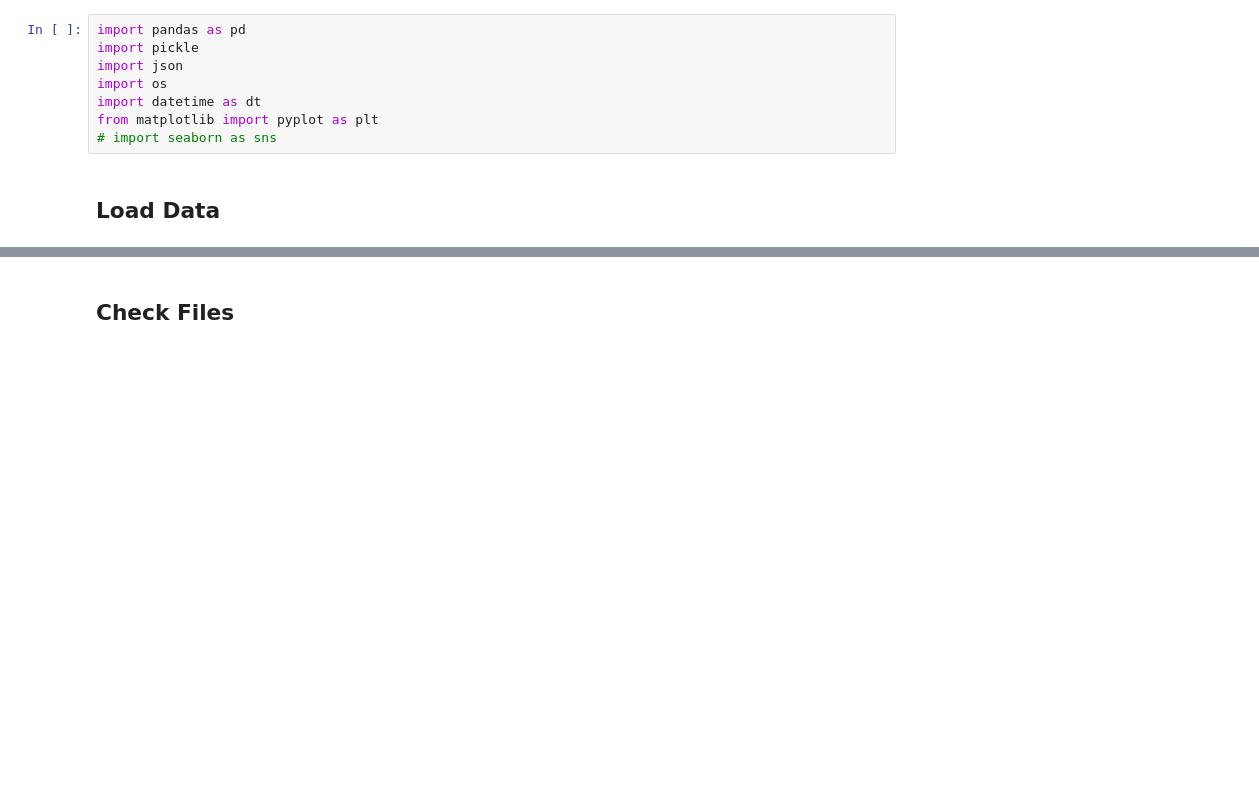
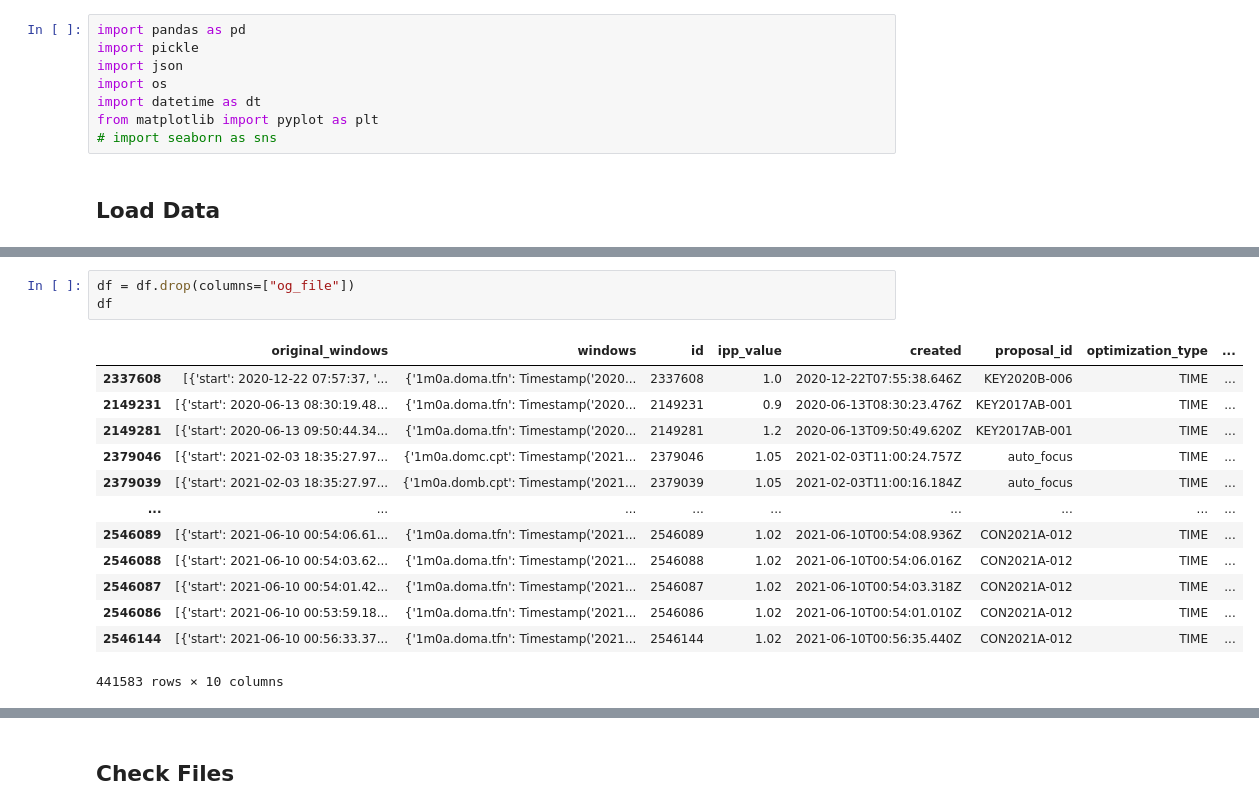
Before and after one commit to elliott-fogg/custom_scheduler, a Jupyter notebook: __ANALYSIS_all_data.ipynb, the cells around one changed output, grey strips where cells are left out. Saved outputs shown, nothing was run; the diff lists cells and outputs as text; blank space fills up the shorter version.

```diff
--- a/__ANALYSIS_all_data.ipynb
+++ b/__ANALYSIS_all_data.ipynb
@@ -31,0 +46,17 @@ df
+# %%
+df = df.drop(columns=["og_file"])
+df
+# %% [output]
+|  | original_windows | windows | id | ipp_value | created | proposal_id | optimization_type | ... |
+| 2337608 | [{'start': 2020-12-22 07:57:37, '... | {'1m0a.doma.tfn': Timestamp('2020... | 2337608 | 1.0 | 2020-12-22T07:55:38.646Z | KEY2020B-006 | TIME | ... |
+| 2149231 | [{'start': 2020-06-13 08:30:19.48... | {'1m0a.doma.tfn': Timestamp('2020... | 2149231 | 0.9 | 2020-06-13T08:30:23.476Z | KEY2017AB-001 | TIME | ... |
+| 2149281 | [{'start': 2020-06-13 09:50:44.34... | {'1m0a.doma.tfn': Timestamp('2020... | 2149281 | 1.2 | 2020-06-13T09:50:49.620Z | KEY2017AB-001 | TIME | ... |
+| 2379046 | [{'start': 2021-02-03 18:35:27.97... | {'1m0a.domc.cpt': Timestamp('2021... | 2379046 | 1.05 | 2021-02-03T11:00:24.757Z | auto_focus | TIME | ... |
+| 2379039 | [{'start': 2021-02-03 18:35:27.97... | {'1m0a.domb.cpt': Timestamp('2021... | 2379039 | 1.05 | 2021-02-03T11:00:16.184Z | auto_focus | TIME | ... |
+| ... | ... | ... | ... | ... | ... | ... | ... | ... |
+| 2546089 | [{'start': 2021-06-10 00:54:06.61... | {'1m0a.doma.tfn': Timestamp('2021... | 2546089 | 1.02 | 2021-06-10T00:54:08.936Z | CON2021A-012 | TIME | ... |
+| 2546088 | [{'start': 2021-06-10 00:54:03.62... | {'1m0a.doma.tfn': Timestamp('2021... | 2546088 | 1.02 | 2021-06-10T00:54:06.016Z | CON2021A-012 | TIME | ... |
+| 2546087 | [{'start': 2021-06-10 00:54:01.42... | {'1m0a.doma.tfn': Timestamp('2021... | 2546087 | 1.02 | 2021-06-10T00:54:03.318Z | CON2021A-012 | TIME | ... |
+| 2546086 | [{'start': 2021-06-10 00:53:59.18... | {'1m0a.doma.tfn': Timestamp('2021... | 2546086 | 1.02 | 2021-06-10T00:54:01.010Z | CON2021A-012 | TIME | ... |
+| 2546144 | [{'start': 2021-06-10 00:56:33.37... | {'1m0a.doma.tfn': Timestamp('2021... | 2546144 | 1.02 | 2021-06-10T00:56:35.440Z | CON2021A-012 | TIME | ... |
+441583 rows × 10 columns
```
Also changed, not shown: parts of 9 cells of this notebook, 2 other files.
